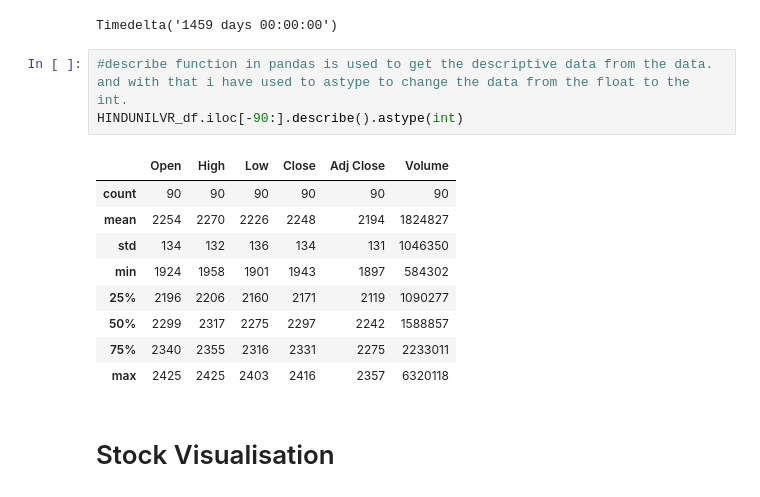
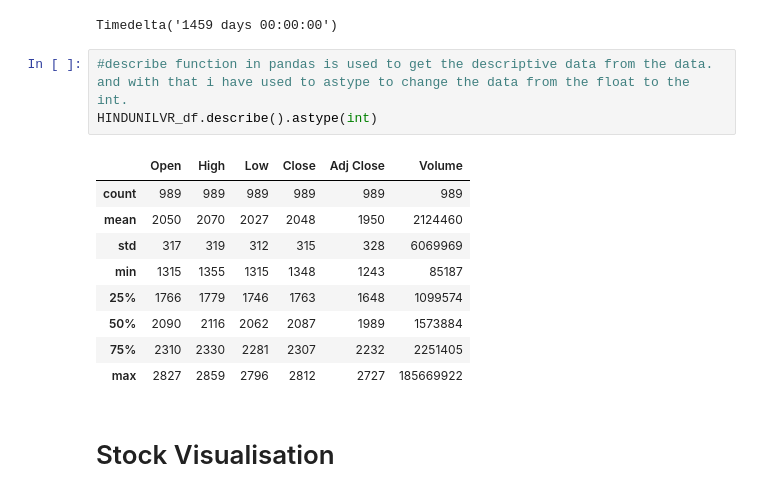
Before and after one commit to Harshit-0307/Stocks-Visualizing-and-Analysis, a Jupyter notebook: Code/stock_analysis_hul.ipynb, the cells around one changed output. Drawn from its saved outputs; the diff is of its cells as text.

```diff
--- a/Code/stock_analysis_hul.ipynb
+++ b/Code/stock_analysis_hul.ipynb
@@ -100,17 +100,17 @@ HINDUNILVR_df['Date'].max()-HINDUNILVR_df['Date'].min()
 Timedelta('1459 days 00:00:00')
 # %%
 #describe function in pandas is used to get the descriptive data from the data. and with that i have used to astype to change the data from the float to the int.
-HINDUNILVR_df.iloc[-90:].describe().astype(int)
+HINDUNILVR_df.describe().astype(int)
 # %% [output]
 |  | Open | High | Low | Close | Adj Close | Volume |
-| count | 90 | 90 | 90 | 90 | 90 | 90 |
-| mean | 2254 | 2270 | 2226 | 2248 | 2194 | 1824827 |
-| std | 134 | 132 | 136 | 134 | 131 | 1046350 |
-| min | 1924 | 1958 | 1901 | 1943 | 1897 | 584302 |
-| 25% | 2196 | 2206 | 2160 | 2171 | 2119 | 1090277 |
-| 50% | 2299 | 2317 | 2275 | 2297 | 2242 | 1588857 |
-| 75% | 2340 | 2355 | 2316 | 2331 | 2275 | 2233011 |
-| max | 2425 | 2425 | 2403 | 2416 | 2357 | 6320118 |
+| count | 989 | 989 | 989 | 989 | 989 | 989 |
+| mean | 2050 | 2070 | 2027 | 2048 | 1950 | 2124460 |
+| std | 317 | 319 | 312 | 315 | 328 | 6069969 |
+| min | 1315 | 1355 | 1315 | 1348 | 1243 | 85187 |
+| 25% | 1766 | 1779 | 1746 | 1763 | 1648 | 1099574 |
+| 50% | 2090 | 2116 | 2062 | 2087 | 1989 | 1573884 |
+| 75% | 2310 | 2330 | 2281 | 2307 | 2232 | 2251405 |
+| max | 2827 | 2859 | 2796 | 2812 | 2727 | 185669922 |
 # %% [markdown]
 # Stock Visualisation
 # %% [markdown]
```
Also changed, not shown: parts of 2 cells of this notebook, 3 other files.
